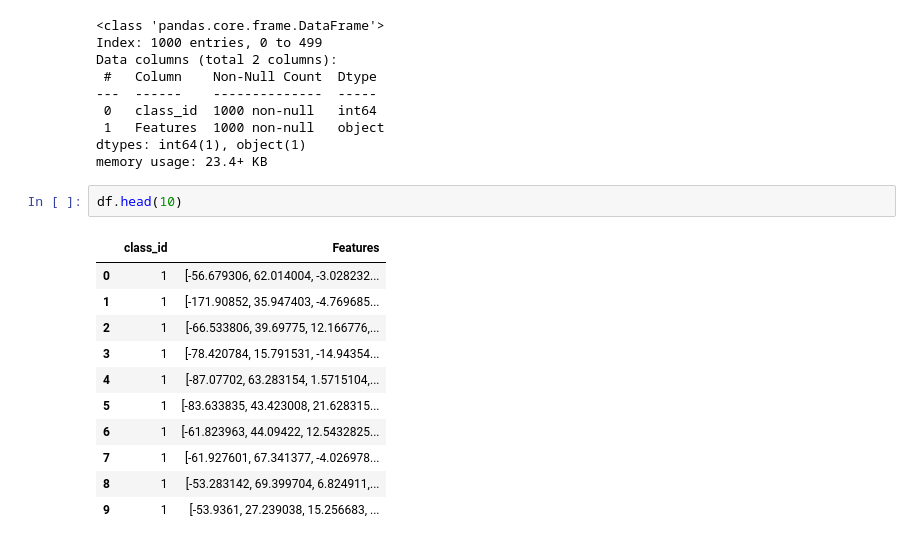
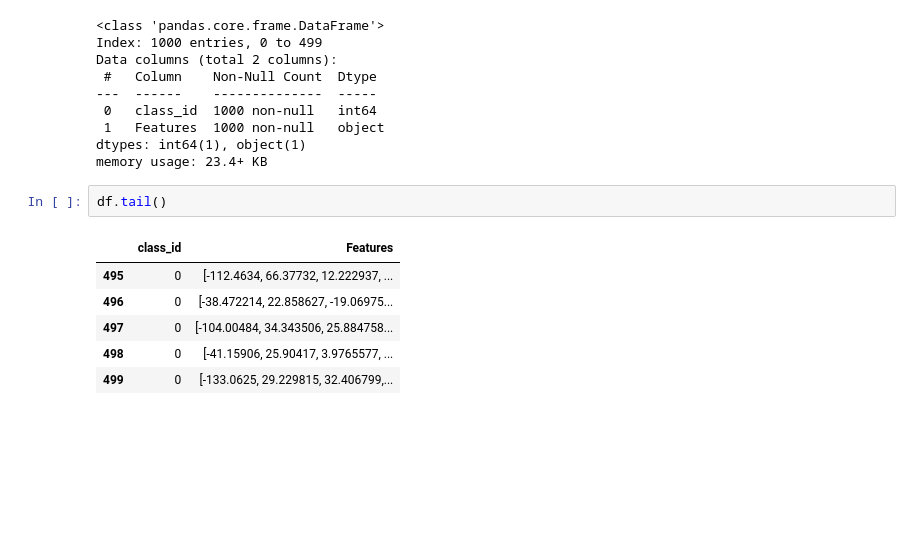
Before and after one commit to Ayikanying-ux/sleepiz_sleep_analysis, a Jupyter notebook: notebooks/preprocessing.ipynb, the cells around one changed output. Drawn from its saved outputs; the diff is of its cells as text; blank space fills up the shorter version.

```diff
--- a/notebooks/preprocessing.ipynb
+++ b/notebooks/preprocessing.ipynb
@@ -327,20 +353,15 @@ Data columns (total 2 columns):
  1   Features  1000 non-null   object
 dtypes: int64(1), object(1)
 memory usage: 23.4+ KB
-# %%
-df.head(10)
-# %% [output]
-|  | class_id | Features |
-| 0 | 1 | [-56.679306, 62.014004, -3.028232... |
-| 1 | 1 | [-171.90852, 35.947403, -4.769685... |
-| 2 | 1 | [-66.533806, 39.69775, 12.166776,... |
-| 3 | 1 | [-78.420784, 15.791531, -14.94354... |
-| 4 | 1 | [-87.07702, 63.283154, 1.5715104,... |
-| 5 | 1 | [-83.633835, 43.423008, 21.628315... |
-| 6 | 1 | [-61.823963, 44.09422, 12.5432825... |
-| 7 | 1 | [-61.927601, 67.341377, -4.026978... |
-| 8 | 1 | [-53.283142, 69.399704, 6.824911,... |
-| 9 | 1 | [-53.9361, 27.239038, 15.256683, ... |
+# %%
+df.tail()
+# %% [output]
+|  | class_id | Features |
+| 495 | 0 | [-112.4634, 66.37732, 12.222937, ... |
+| 496 | 0 | [-38.472214, 22.858627, -19.06975... |
+| 497 | 0 | [-104.00484, 34.343506, 25.884758... |
+| 498 | 0 | [-41.15906, 25.90417, 3.9765577, ... |
+| 499 | 0 | [-133.0625, 29.229815, 32.406799,... |
 # %%
 preprocessing.train_model()
 # %% [output]
```
Also changed, not shown: parts of 3 cells of this notebook.
